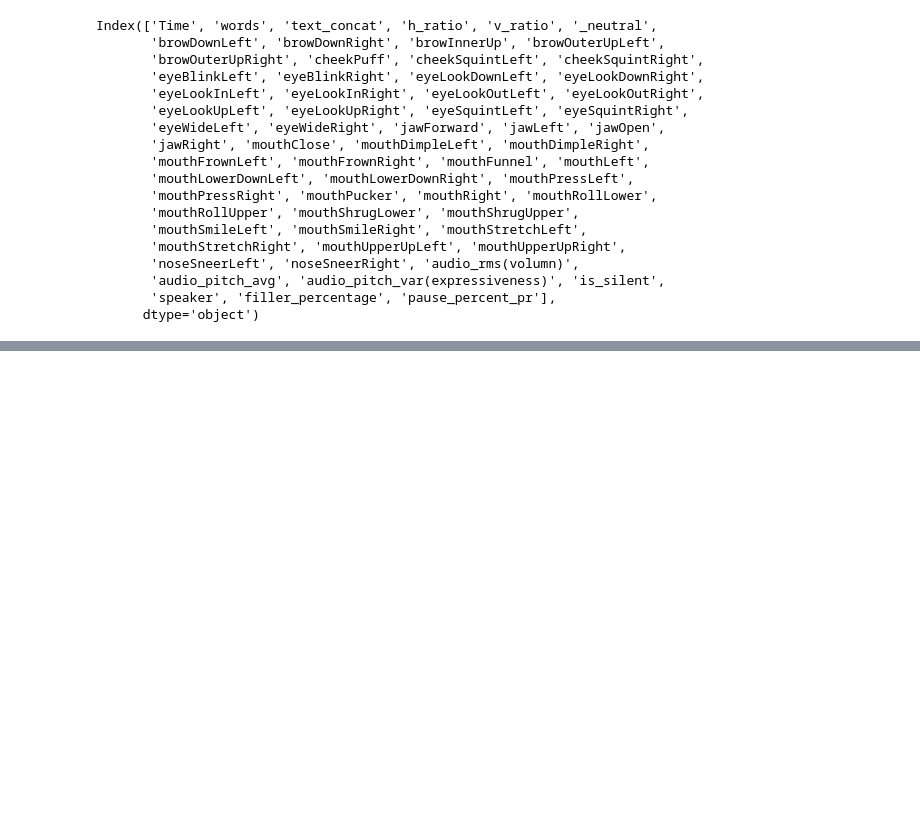
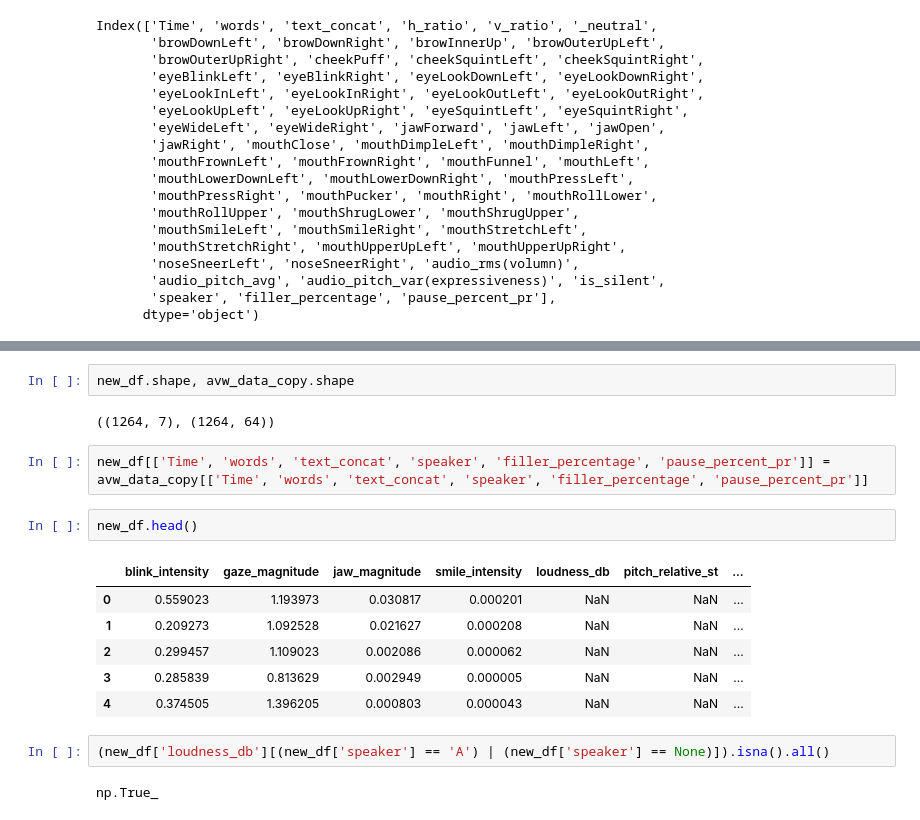
Before and after one commit to Ak62007/Multimodel-Reasoning, a Jupyter notebook: notebooks/feature_engineering.ipynb, the cells around one changed output, grey strips where cells are left out. Saved outputs shown, nothing was run; the diff lists cells and outputs as text; blank space fills up the shorter version.

```diff
--- a/notebooks/feature_engineering.ipynb
+++ b/notebooks/feature_engineering.ipynb
@@ -606,0 +624,19 @@ new_df
+# %%
+new_df.shape, avw_data_copy.shape
+# %% [output]
+((1264, 7), (1264, 64))
+# %%
+new_df[['Time', 'words', 'text_concat', 'speaker', 'filler_percentage', 'pause_percent_pr']] = avw_data_copy[['Time', 'words', 'text_concat', 'speaker', 'filler_percentage', 'pause_percent_pr']]
+# %%
+new_df.head()
+# %% [output]
+|  | blink_intensity | gaze_magnitude | jaw_magnitude | smile_intensity | loudness_db | pitch_relative_st | ... |
+| 0 | 0.559023 | 1.193973 | 0.030817 | 0.000201 | NaN | NaN | ... |
+| 1 | 0.209273 | 1.092528 | 0.021627 | 0.000208 | NaN | NaN | ... |
+| 2 | 0.299457 | 1.109023 | 0.002086 | 0.000062 | NaN | NaN | ... |
+| 3 | 0.285839 | 0.813629 | 0.002949 | 0.000005 | NaN | NaN | ... |
+| 4 | 0.374505 | 1.396205 | 0.000803 | 0.000043 | NaN | NaN | ... |
+# %%
+(new_df['loudness_db'][(new_df['speaker'] == 'A') | (new_df['speaker'] == None)]).isna().all()
+# %% [output]
+np.True_
```
Also changed, not shown: parts of 9 cells of this notebook.
